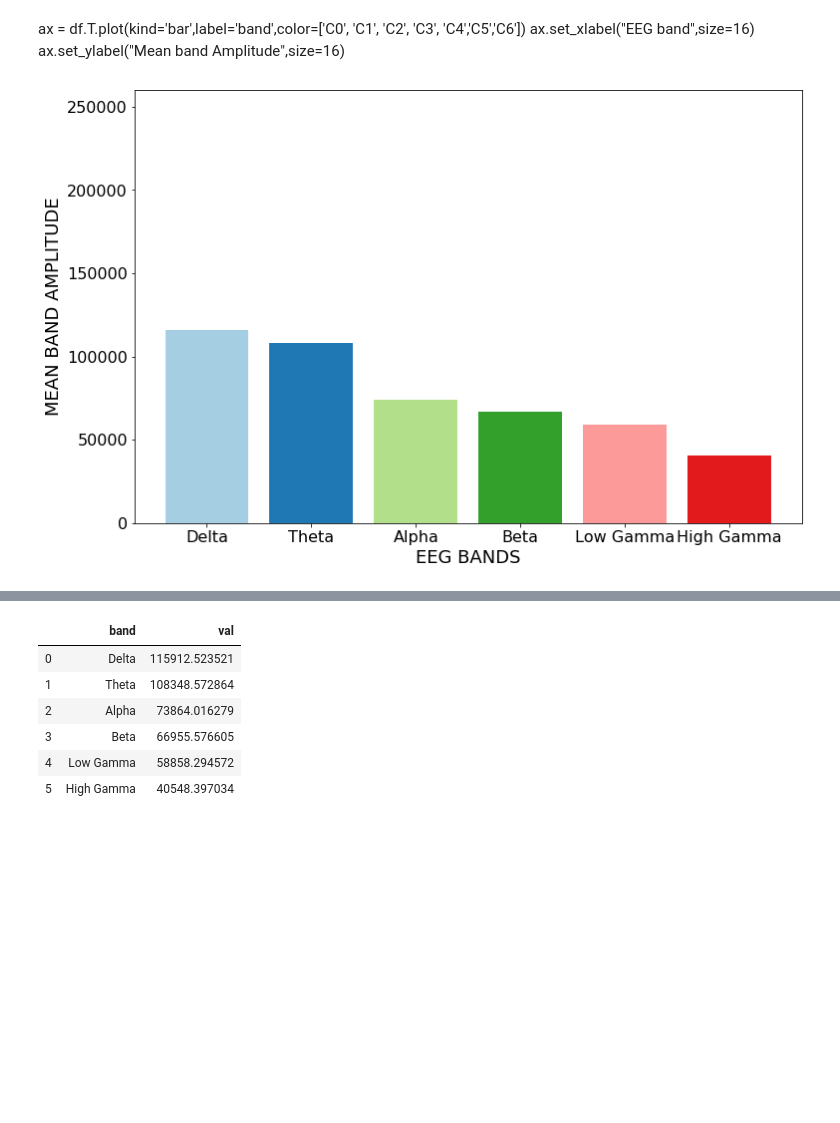
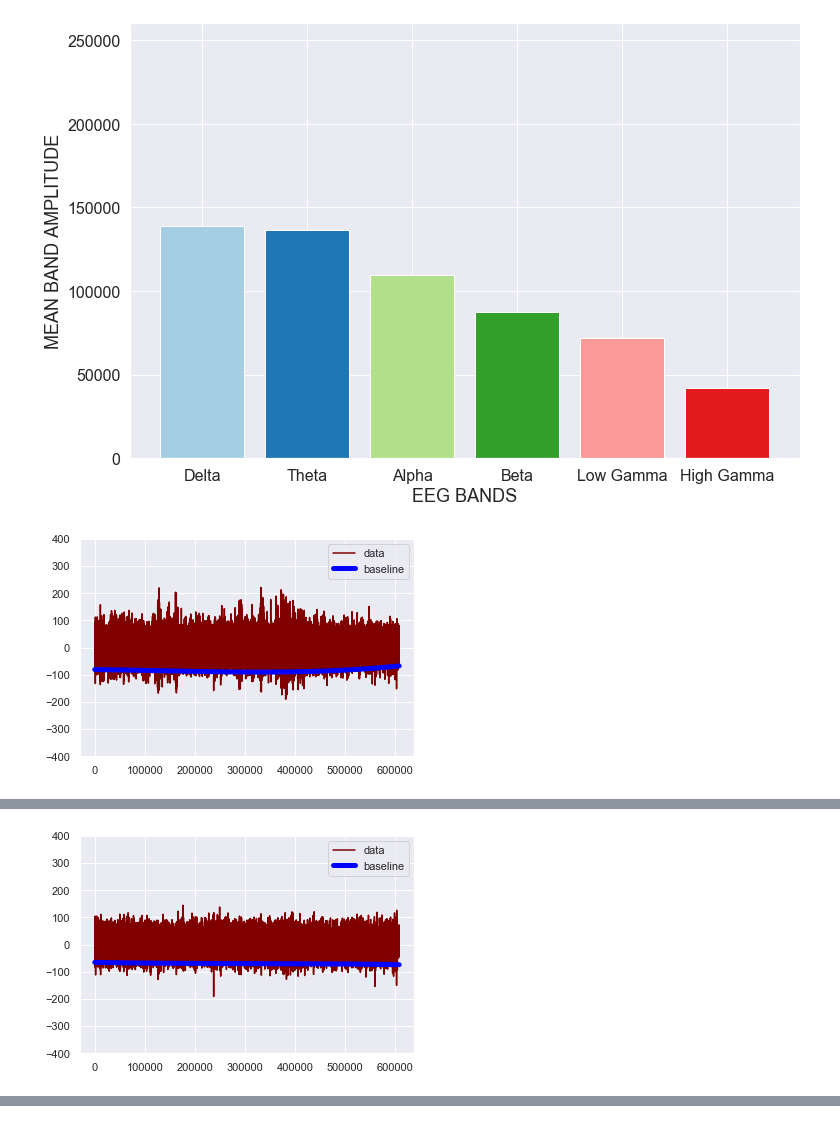
Before and after one commit to omkarb1604/Tanishka_EEG, a Jupyter notebook: Tani_EEG.ipynb, the cells around one changed output, grey strips where cells are left out. Cells and saved outputs as stored; diff of their text form; code cells hidden in the pictures; blank space fills up the shorter version.

```diff
--- a/Tani_EEG.ipynb
+++ b/Tani_EEG.ipynb
@@ -6,7 +6,7 @@ import peakutils
 # %%
 import matplotlib.pyplot as plt
 # %%
-signals, signal_headers, header = highlevel.read_edf('Documents/Tani_eeg/edffiles/WTF48N_FPT_EDF.edf')
+signals, signal_headers, header = highlevel.read_edf('Documents/Tani_eeg/P98/WTM41R_FPT.edf')
 # %%
 a=signals[0]
 b=signals[1]
@@ -15,15 +15,16 @@ r=c
 # %%
 Fs=2000
 # %%
-fft_freq=[]
-fft_vals=[]
-baseline_values=[]
+fft_freq_array=[]
+fft_vals_array=[]
+baseline_values_array=[]
+t=[]
 # Get frequencies for amplitudes in Hz
 for i in range(len(signals)):
-    fft_freq.append(np.fft.rfftfreq(len(signals[i]), 1.0/Fs))
-    fft_vals.append(np.absolute(np.fft.rfft(signals[i])))
-    baseline_values = peakutils.baseline(signals[i])
-    t=np.arange(len(signals[i]))
+    fft_freq_array.append(np.fft.rfftfreq(len(signals[i]), 1.0/Fs))
+    fft_vals_array.append(np.absolute(np.fft.rfft(signals[i])))
+    baseline_values_array.append(peakutils.baseline(signals[i]))
+    t.append(np.arange(len(signals[i])))
 # %%
 # Define EEG bands
 eeg_bands = {'Delta': (0.5, 4),
@@ -41,5 +35,0 @@ for band in eeg_bands:
-# %% [markdown]
-
-ax = df.T.plot(kind='bar',label='band',color=['C0', 'C1', 'C2', 'C3', 'C4','C5','C6'])
-ax.set_xlabel("EEG band",size=16)
-ax.set_ylabel("Mean band Amplitude",size=16)
@@ -46,16 +38,32 @@ ax.set_ylabel("Mean band Amplitude",size=16)
+# %%
+data_eeg_bands = []
 # %%
-df = pd.DataFrame(columns=['band', 'val'])
-df['band'] = eeg_bands.keys()
-df['val'] = [eeg_band_fft[band] for band in eeg_bands]
-eeg_bands_xticks=['Delta','Theta','Alpha','Beta','Low Gamma','High Gamma']
-eeg_bands_xticks_num=[0,1,2,3,4,5]
-plt.figure(figsize=(12, 8))
-ax=plt.bar(range(len(df)), df["val"], label=df['band'],color=plt.cm.Paired(np.arange(len(df))))
-plt.xlabel('EEG BANDS',size=18)
-plt.ylabel('MEAN BAND AMPLITUDE',size=18)
-plt.xticks(eeg_bands_xticks_num,eeg_bands_xticks,size=16)
-plt.yticks(size=16)
-plt.ylim(0,260000)
-plt.show()
+for i in range(len(signals)):
+    eeg_band_fft = dict()
+    fft_freq=fft_freq_array[i]
+    fft_vals=fft_vals_array[i]
+    for band in eeg_bands:
+        freq_ix = np.where((fft_freq >= eeg_bands[band][0]) &
+                           (fft_freq <= eeg_bands[band][1]))[0]
+        eeg_band_fft[band] = np.mean(fft_vals[freq_ix])
+    df = pd.DataFrame(columns=['band', 'val'])
+    df['band'] = eeg_bands.keys()
+    df['val'] = [eeg_band_fft[band] for band in eeg_bands]
+    data_eeg_bands.append(df)
+    eeg_bands_xticks=['Delta','Theta','Alpha','Beta','Low Gamma','High Gamma']
+    eeg_bands_xticks_num=[0,1,2,3,4,5]
+    plt.figure(figsize=(12, 8))
+    ax=plt.bar(range(len(df)), df["val"], label=df['band'],color=plt.cm.Paired(np.arange(len(df))))
+    plt.xlabel('EEG BANDS',size=18)
+    plt.ylabel('MEAN BAND AMPLITUDE',size=18)
+    plt.xticks(eeg_bands_xticks_num,eeg_bands_xticks,size=16)
+    plt.yticks(size=16)
+    plt.ylim(0,260000)
+    plt.show()
+    plt.plot(t[i],signals[i],color='maroon',label='data')
+    plt.plot(t[i],baseline_values_array[i],color='blue',linewidth=5,label='baseline')
+    plt.ylim(-400,400)
+    plt.legend()
 # %% [output]
-[figure, old version]
+[figure, new version]
+[figure, added]
@@ -61,0 +71 @@ plt.show()
+[figure, added]
@@ -62,10 +73,0 @@ plt.show()
-# %%
-df
-# %% [output]
-|  | band | val |
-| 0 | Delta | 115912.523521 |
-| 1 | Theta | 108348.572864 |
-| 2 | Alpha | 73864.016279 |
-| 3 | Beta | 66955.576605 |
-| 4 | Low Gamma | 58858.294572 |
-| 5 | High Gamma | 40548.397034 |
```
Also changed, not shown: parts of 16 cells of this notebook.
